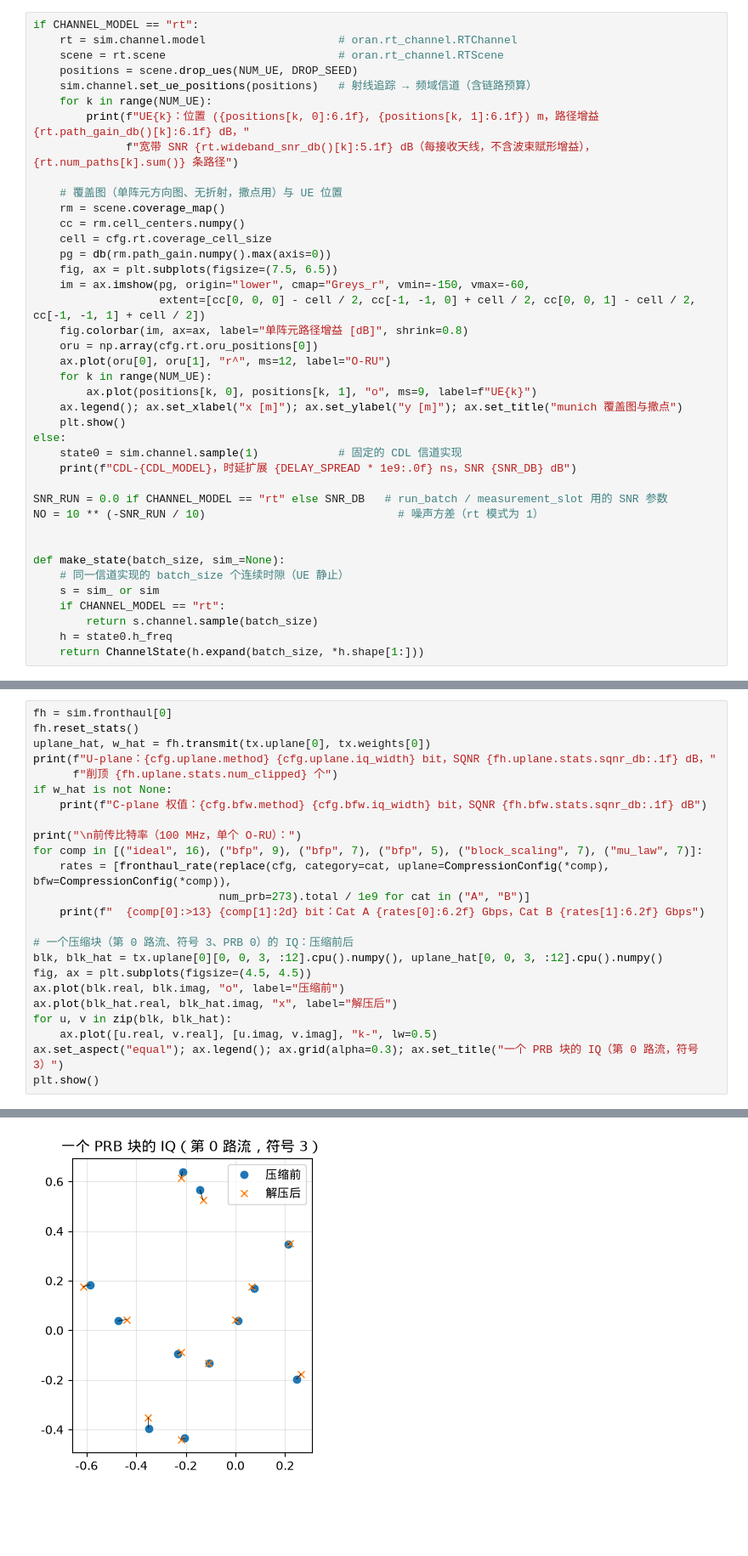
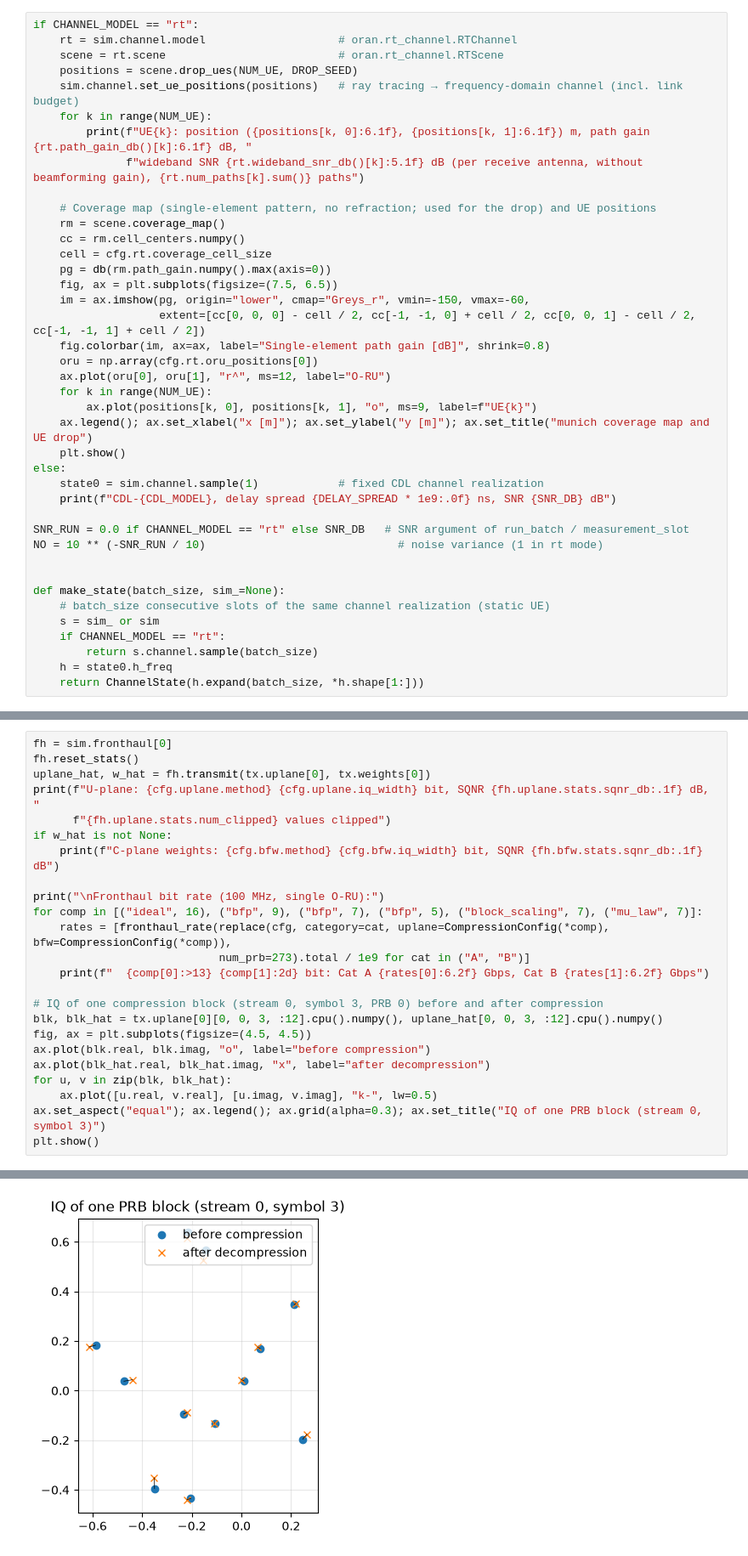
Before and after one commit to Agata872/Sionna-based-Simulation, a Jupyter notebook: studies/oran_baseline/closed_loop_walkthrough.ipynb, the cells around one changed output, grey strips where cells are left out. Shown at 85% size. Drawn from its saved outputs; the diff is of its cells as text; blank space fills up the shorter version.

```diff
--- a/studies/oran_baseline/closed_loop_walkthrough.ipynb
+++ b/studies/oran_baseline/closed_loop_walkthrough.ipynb
@@ -155,12 +153,12 @@ if CHANNEL_MODEL == "rt":
     rt = sim.channel.model                    # oran.rt_channel.RTChannel
     scene = rt.scene                          # oran.rt_channel.RTScene
     positions = scene.drop_ues(NUM_UE, DROP_SEED)
-    sim.channel.set_ue_positions(positions)   # 射线追踪 → 频域信道（含链路预算）
+    sim.channel.set_ue_positions(positions)   # ray tracing → frequency-domain channel (incl. link budget)
     for k in range(NUM_UE):
-        print(f"UE{k}：位置 ({positions[k, 0]:6.1f}, {positions[k, 1]:6.1f}) m，路径增益 {rt.path_gain_db()[k]:6.1f} dB，"
-              f"宽带 SNR {rt.wideband_snr_db()[k]:5.1f} dB（每接收天线，不含波束赋形增益），{rt.num_paths[k].sum()} 条路径")
+        print(f"UE{k}: position ({positions[k, 0]:6.1f}, {positions[k, 1]:6.1f}) m, path gain {rt.path_gain_db()[k]:6.1f} dB, "
+              f"wideband SNR {rt.wideband_snr_db()[k]:5.1f} dB (per receive antenna, without beamforming gain), {rt.num_paths[k].sum()} paths")
 
-    # 覆盖图（单阵元方向图、无折射，撒点用）与 UE 位置
+    # Coverage map (single-element pattern, no refraction; used for the drop) and UE positions
     rm = scene.coverage_map()
     cc = rm.cell_centers.numpy()
     cell = cfg.rt.coverage_cell_size
@@ -168,23 +166,23 @@ if CHANNEL_MODEL == "rt":
     fig, ax = plt.subplots(figsize=(7.5, 6.5))
     im = ax.imshow(pg, origin="lower", cmap="Greys_r", vmin=-150, vmax=-60,
                    extent=[cc[0, 0, 0] - cell / 2, cc[-1, -1, 0] + cell / 2, cc[0, 0, 1] - cell / 2, cc[-1, -1, 1] + cell / 2])
-    fig.colorbar(im, ax=ax, label="单阵元路径增益 [dB]", shrink=0.8)
+    fig.colorbar(im, ax=ax, label="Single-element path gain [dB]", shrink=0.8)
     oru = np.array(cfg.rt.oru_positions[0])
     ax.plot(oru[0], oru[1], "r^", ms=12, label="O-RU")
     for k in range(NUM_UE):
         ax.plot(positions[k, 0], positions[k, 1], "o", ms=9, label=f"UE{k}")
-    ax.legend(); ax.set_xlabel("x [m]"); ax.set_ylabel("y [m]"); ax.set_title("munich 覆盖图与撒点")
+    ax.legend(); ax.set_xlabel("x [m]"); ax.set_ylabel("y [m]"); ax.set_title("munich coverage map and UE drop")
     plt.show()
 else:
-    state0 = sim.channel.sample(1)            # 固定的 CDL 信道实现
-    print(f"CDL-{CDL_MODEL}，时延扩展 {DELAY_SPREAD * 1e9:.0f} ns，SNR {SNR_DB} dB")
+    state0 = sim.channel.sample(1)            # fixed CDL channel realization
+    print(f"CDL-{CDL_MODEL}, delay spread {DELAY_SPREAD * 1e9:.0f} ns, SNR {SNR_DB} dB")
 
-SNR_RUN = 0.0 if CHANNEL_MODEL == "rt" else SNR_DB   # run_batch / measurement_slot 用的 SNR 参数
-NO = 10 ** (-SNR_RUN / 10)                             # 噪声方差（rt 模式为 1）
+SNR_RUN = 0.0 if CHANNEL_MODEL == "rt" else SNR_DB   # SNR argument of run_batch / measurement_slot
+NO = 10 ** (-SNR_RUN / 10)                             # noise variance (1 in rt mode)
 
 
 def make_state(batch_size, sim_=None):
-    # 同一信道实现的 batch_size 个连续时隙（UE 静止）
+    # batch_size consecutive slots of the same channel realization (static UE)
     s = sim_ or sim
     if CHANNEL_MODEL == "rt":
         return s.channel.sample(batch_size)
@@ -475,24 +473,24 @@ Cat B 的 C-plane 波束赋形权值按 PRB bundle 压缩（Section Extension 11
 fh = sim.fronthaul[0]
 fh.reset_stats()
 uplane_hat, w_hat = fh.transmit(tx.uplane[0], tx.weights[0])
-print(f"U-plane：{cfg.uplane.method} {cfg.uplane.iq_width} bit，SQNR {fh.uplane.stats.sqnr_db:.1f} dB，"
-      f"削顶 {fh.uplane.stats.num_clipped} 个")
+print(f"U-plane: {cfg.uplane.method} {cfg.uplane.iq_width} bit, SQNR {fh.uplane.stats.sqnr_db:.1f} dB, "
+      f"{fh.uplane.stats.num_clipped} values clipped")
 if w_hat is not None:
-    print(f"C-plane 权值：{cfg.bfw.method} {cfg.bfw.iq_width} bit，SQNR {fh.bfw.stats.sqnr_db:.1f} dB")
+    print(f"C-plane weights: {cfg.bfw.method} {cfg.bfw.iq_width} bit, SQNR {fh.bfw.stats.sqnr_db:.1f} dB")
 
-print("\n前传比特率（100 MHz，单个 O-RU）：")
+print("\nFronthaul bit rate (100 MHz, single O-RU):")
 for comp in [("ideal", 16), ("bfp", 9), ("bfp", 7), ("bfp", 5), ("block_scaling", 7), ("mu_law", 7)]:
     rates = [fronthaul_rate(replace(cfg, category=cat, uplane=CompressionConfig(*comp), bfw=CompressionConfig(*comp)),
                             num_prb=273).total / 1e9 for cat in ("A", "B")]
-    print(f"  {comp[0]:>13} {comp[1]:2d} bit：Cat A {rates[0]:6.2f} Gbps，Cat B {rates[1]:6.2f} Gbps")
+    print(f"  {comp[0]:>13} {comp[1]:2d} bit: Cat A {rates[0]:6.2f} Gbps, Cat B {rates[1]:6.2f} Gbps")
 
-# 一个压缩块（第 0 路流、符号 3、PRB 0）的 IQ：压缩前后
+# IQ of one compression block (stream 0, symbol 3, PRB 0) before and after compression
 blk, blk_hat = tx.uplane[0][0, 0, 3, :12].cpu().numpy(), uplane_hat[0, 0, 3, :12].cpu().numpy()
 fig, ax = plt.subplots(figsize=(4.5, 4.5))
-ax.plot(blk.real, blk.imag, "o", label="压缩前")
-ax.plot(blk_hat.real, blk_hat.imag, "x", label="解压后")
+ax.plot(blk.real, blk.imag, "o", label="before compression")
+ax.plot(blk_hat.real, blk_hat.imag, "x", label="after decompression")
 for u, v in zip(blk, blk_hat):
     ax.plot([u.real, v.real], [u.imag, v.imag], "k-", lw=0.5)
-ax.set_aspect("equal"); ax.legend(); ax.grid(alpha=0.3); ax.set_title("一个 PRB 块的 IQ（第 0 路流，符号 3）")
+ax.set_aspect("equal"); ax.legend(); ax.grid(alpha=0.3); ax.set_title("IQ of one PRB block (stream 0, symbol 3)")
 plt.show()
 # %% [output]
@@ -508,4 +506,4 @@ U-plane：mu_law 5 bit，SQNR 25.0 dB，削顶 0 个
-[figure, old version]
+[figure, new version]
 # %% [markdown]
 ### 7.3 O-RU
 
```
Also changed, not shown: parts of 31 cells of this notebook.
